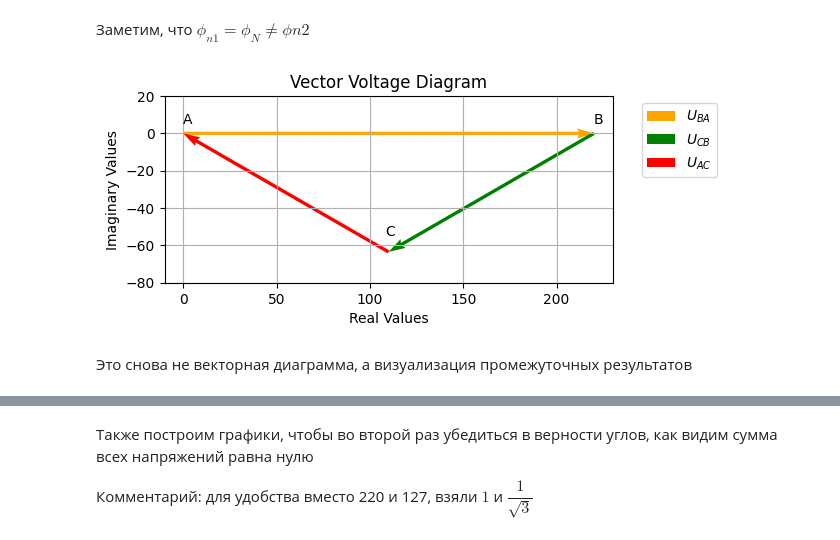
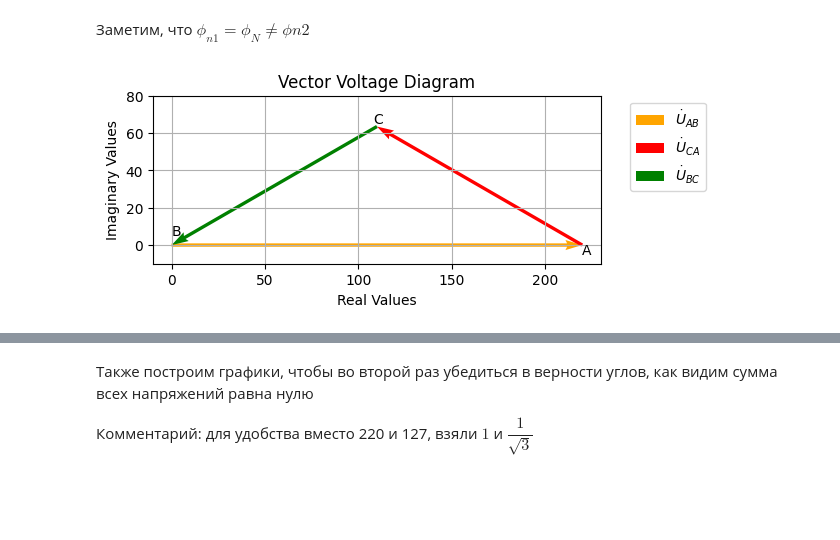
Before and after one commit to M007AX/Coursework-part-III-TBE, a Jupyter notebook: Курсовая_по_ТОЭ_3я_часть.ipynb, the cells around one changed output, grey strips where cells are left out. Saved outputs shown, nothing was run; the diff lists cells and outputs as text; code cells hidden in the pictures; blank space fills up the shorter version.

```diff
--- a/Курсовая_по_ТОЭ_3я_часть.ipynb
+++ b/Курсовая_по_ТОЭ_3я_часть.ipynb
@@ -695,39 +704,37 @@ U_CA = 127* e**(150j*np.pi/180)
 Заметим, что $\phi_{n1} = \phi_{N}  \neq \phi{n2}$
 # %%
 Voltages_input = {
-    '$U_{BA}$': {'magnitude': abs(U_AB), 'angle': np.angle(U_AB), 'color': 'orange'},
-    '$U_{CB}$': {'magnitude': abs(U_BC), 'angle': np.angle(U_BC), 'color': 'green'},
-    '$U_{AC}$': {'magnitude': abs(U_CA), 'angle': np.angle(U_CA), 'color': 'red'},
+    '$\dot{U}_{AB}$': {'magnitude': abs(U_AB), 'angle': np.angle(U_AB), 'color': 'orange'},
+    '$\dot{U}_{CA}$': {'magnitude': abs(U_CA), 'angle': np.angle(U_CA), 'color': 'red'},
+    '$\dot{U}_{BC}$': {'magnitude': abs(U_BC), 'angle': np.angle(U_BC), 'color': 'green'},
 }
 # %%
 create_vector_diagram_no_text(Voltages_input)
 
 plt.tight_layout()
 plt.legend()
 plt.gca().set_aspect('equal', adjustable='box')
 plt.grid()
 
 
 
-plt.text(0, 5, "A")
-plt.text(220, 5, "B")
-plt.text(108, -55, "C")
+plt.text(0, 5, "B")
+plt.text(220, -5, "A")
+plt.text(108, 65, "C")
 
 
 plt.title("Vector Voltage Diagram")
 plt.xlabel("Real Values")
 plt.ylabel("Imaginary Values")
 
 plt.xlim(-10, 230)
-plt.ylim(-80, 20)
+plt.ylim(-10, 80)
 
 plt.legend(bbox_to_anchor=(1.05, 1), loc='upper left')
 
 plt.subplots_adjust(left=0.15, right=0.85, top=0.85, bottom=0.15)
 # %% [output]
-[figure, old version]
+[figure, new version]
-# %% [markdown]
- Это снова не векторная диаграмма, а визуализация промежуточных результатов
 # %% [markdown]
 ![dasdasd.png](embedded-picture-1)
 # %% [markdown]
```
Also changed, not shown: parts of 95 cells of this notebook.
